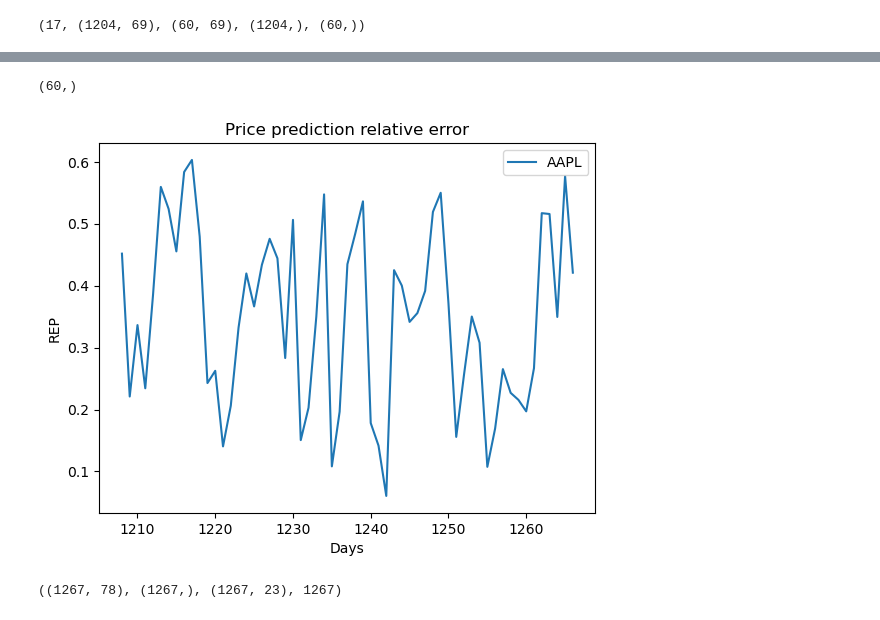
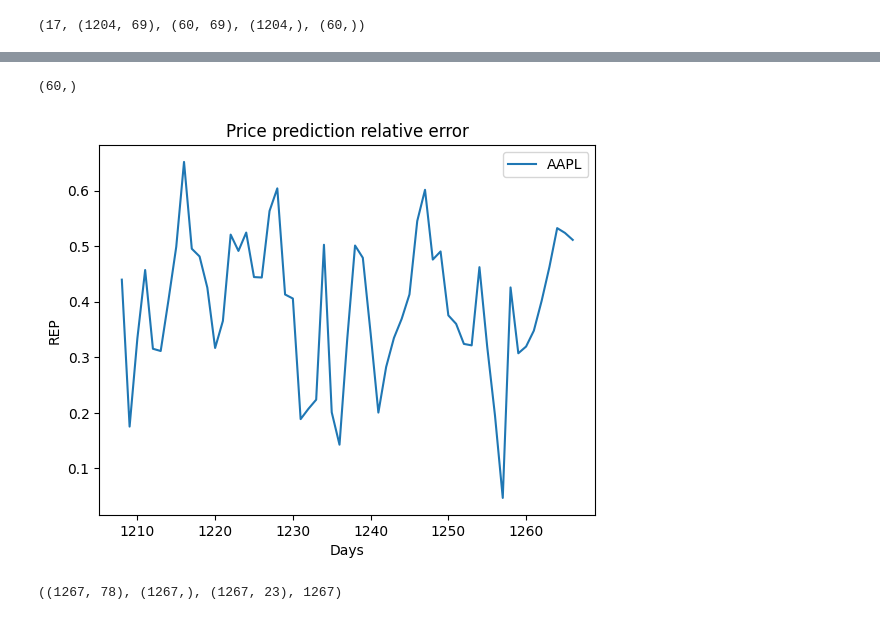
Before and after one commit to yhwgth2022/Stock-Price-Prediction, a Jupyter notebook: Stock Price Prediction.ipynb, the cells around one changed output, grey strips where cells are left out. Saved outputs shown, nothing was run; the diff lists cells and outputs as text; code cells hidden in the pictures.

```diff
--- a/Stock Price Prediction.ipynb
+++ b/Stock Price Prediction.ipynb
@@ -374,15 +365,14 @@ summary_table1
 # %%
-#%%
-#-----------------------------------MLP1-------------------------------------#
-
+# l2 size = 51,batch size = 250,we get small test mse and small running time
 mlp1 = tf.keras.models.Sequential([
-  tf.keras.layers.Dense(51, activation='relu', name='l2'),
-  tf.keras.layers.Dense(1, activation='relu', name='l3')
+    tf.keras.layers.Dense(51, activation='relu', name='l2'),
+    tf.keras.layers.Dense(1, activation='relu', name='l3')
 ])
 
 mlp1.compile(optimizer='adam', loss=tf.keras.losses.MeanSquaredError(name='mse'))
-history1 = mlp1.fit(x_train1, y_train1, epochs=250,batch_size= 50,
-    validation_data = (x_test1, y_test1), verbose=1)
+
+history1 = mlp1.fit(x_train1, y_train1, epochs=250,batch_size= 250,
+    validation_data = (x_test1, y_test1), verbose=0)
 
 Zt1 = mlp1.predict(x_test1, verbose=0)
 Zt1 = Zt1.flatten()
@@ -419,3 +393,3 @@ Epoch 250/250
 (60,)
-[figure, old version]
+[figure, new version]
 # %%
```
Also changed, not shown: parts of 17 cells of this notebook.
